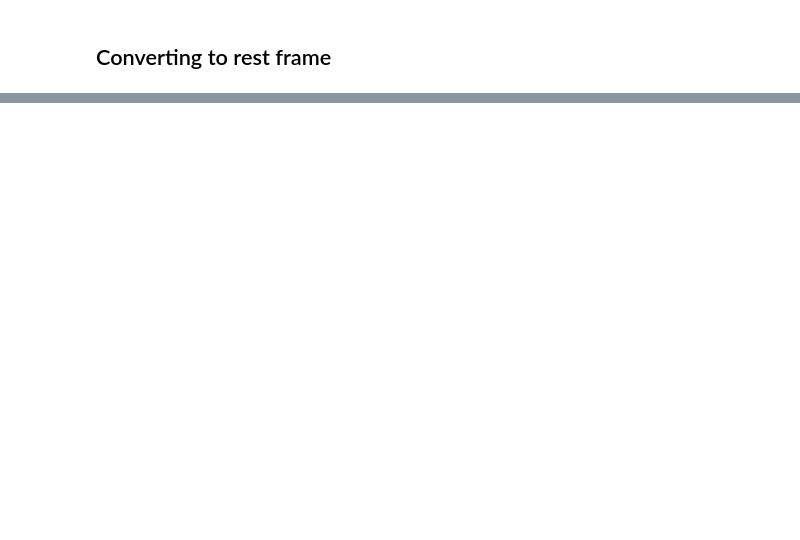
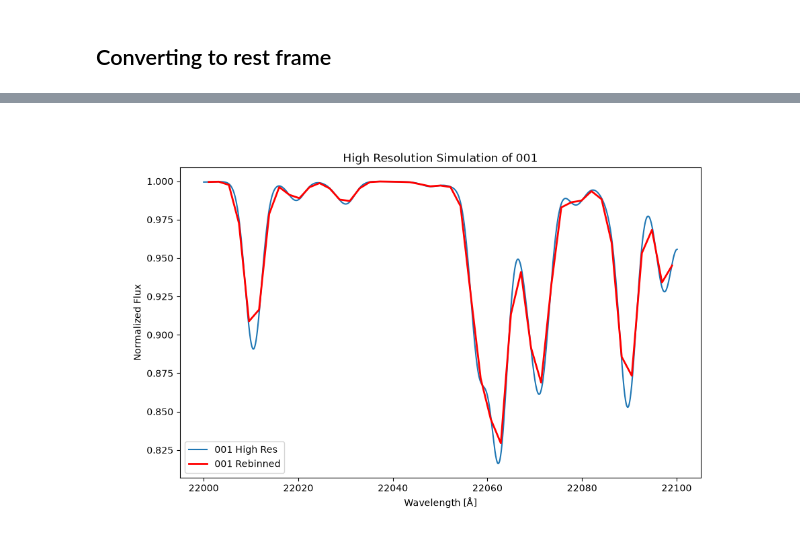
Before and after one commit to Keshavj-07/first_proj, a Jupyter notebook: scripts/NSC.ipynb, the cells around one changed output, grey strips where cells are left out. Saved outputs shown, nothing was run; the diff lists cells and outputs as text; code cells hidden in the pictures; blank space fills up the shorter version.

Commit message:
Rebinning 1st try

```diff
--- a/scripts/NSC.ipynb
+++ b/scripts/NSC.ipynb
@@ -501,0 +311,2 @@ plt.show()
+# %%
+sim_001_high_res, sim_001_lambdas_high_res = simulation("001.yml", "001_nolines.yml",  4.08 * u.Angstrom, delta_lambda=0.01, start=22000, end=22100.12)
@@ -501,0 +318,20 @@ plt.show()
+# %%
+# Have 10000 points (0.01 A)
+# Rebin for every 213 points into one -> 2.13 A of spacing
+bin_factor = 213
+sim_001_rebinned = sim_001_high_res[:-1].reshape(-1, bin_factor).mean(axis=1)
+sim_001_lambdas_rebinned = sim_001_lambdas_high_res[:-1].reshape(-1, bin_factor).mean(axis=1)
+
+# We need [:-1] because 10012%213 = 1
+# end up with about 47 points from 20000 to 21000
+
+plt.figure(figsize=(10, 6))
+plt.plot(sim_001_lambdas_high_res, sim_001_high_res, label="001 High Res")
+plt.plot(sim_001_lambdas_rebinned, sim_001_rebinned, label="001 Rebinned", color='red', lw=2)
+plt.xlabel("Wavelength [Å]")
+plt.ylabel("Normalized Flux")
+plt.title("High Resolution Simulation of 001")
+plt.legend()
+plt.show()
+# %% [output]
+[figure, added]
```
Also changed, not shown: parts of 31 cells of this notebook, 34 other files.
